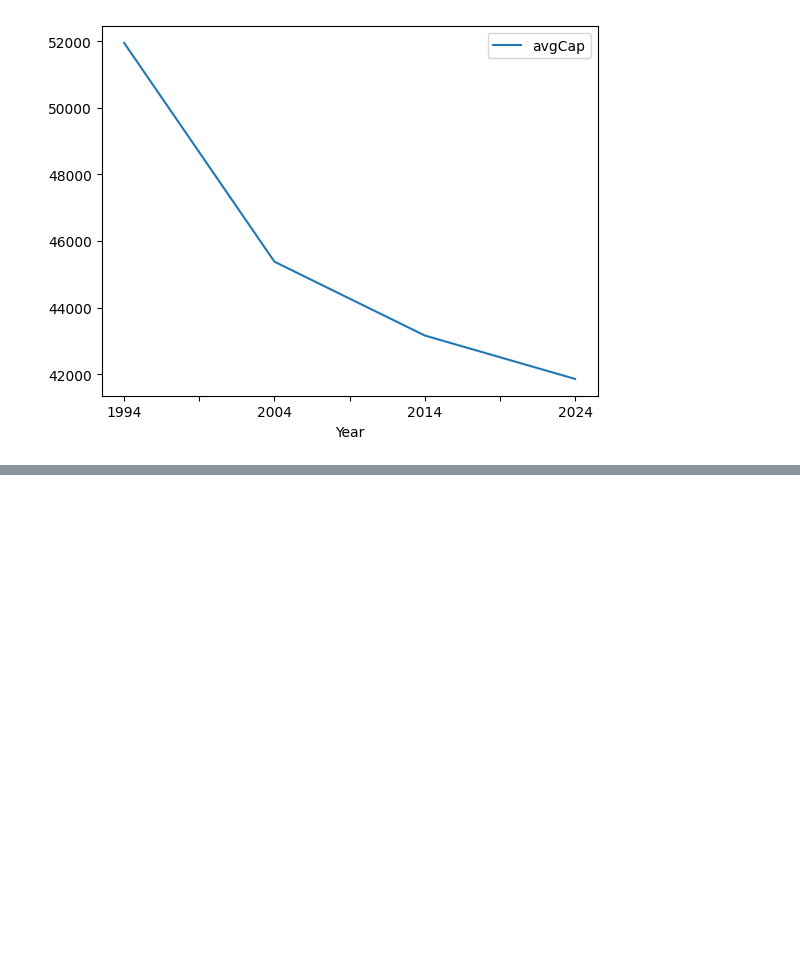
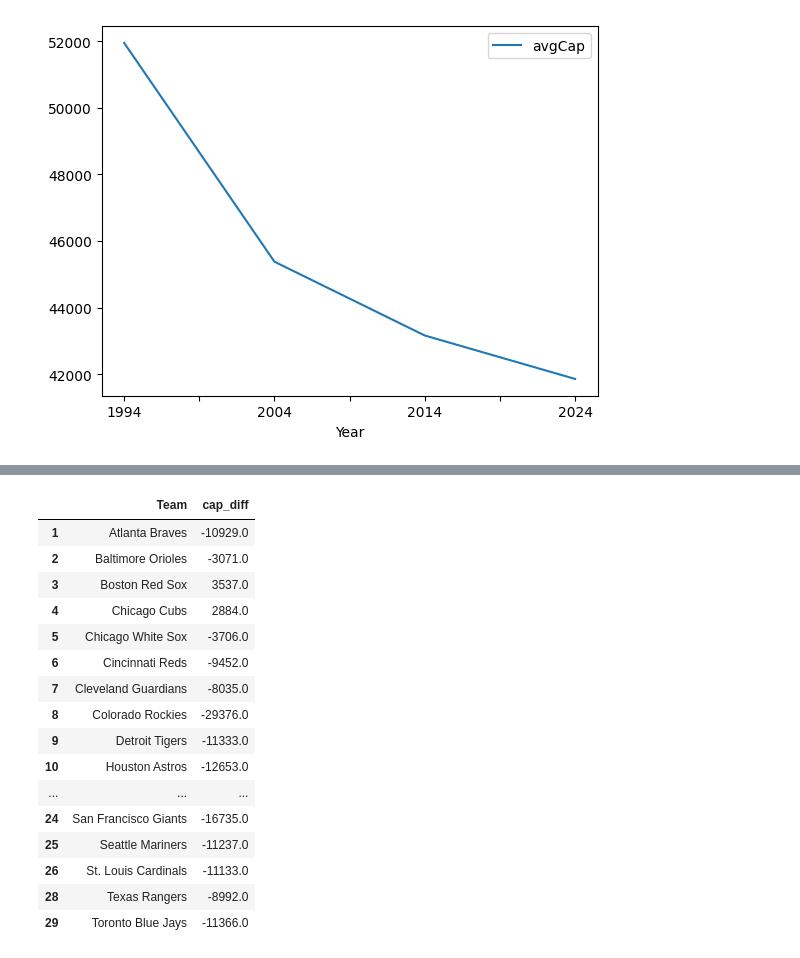
Before and after one commit to milesbolton/milesbolton.github.io, a Jupyter notebook: docs/lede-project-2/ballparks-base-data.ipynb, the cells around one changed output, grey strips where cells are left out. Cells and saved outputs as stored; diff of their text form; code cells hidden in the pictures; blank space fills up the shorter version.

```diff
--- a/docs/lede-project-2/ballparks-base-data.ipynb
+++ b/docs/lede-project-2/ballparks-base-data.ipynb
@@ -82 +124,24 @@ Difference of score1 and score2 :
+# %%
+# change_df(['attend_diff'] * -1)
+# df['Revenue_with_*'] = df['Revenue'] * 1.1
+change_df['cap_diff'] = change_df['cap_diff'] * -1
+change_df
+# %% [output]
+|  | Team | cap_diff |
+| 1 | Atlanta Braves | -10929.0 |
+| 2 | Baltimore Orioles | -3071.0 |
+| 3 | Boston Red Sox | 3537.0 |
+| 4 | Chicago Cubs | 2884.0 |
+| 5 | Chicago White Sox | -3706.0 |
+| 6 | Cincinnati Reds | -9452.0 |
+| 7 | Cleveland Guardians | -8035.0 |
+| 8 | Colorado Rockies | -29376.0 |
+| 9 | Detroit Tigers | -11333.0 |
+| 10 | Houston Astros | -12653.0 |
+| ... | ... | ... |
+| 24 | San Francisco Giants | -16735.0 |
+| 25 | Seattle Mariners | -11237.0 |
+| 26 | St. Louis Cardinals | -11133.0 |
+| 28 | Texas Rangers | -8992.0 |
+| 29 | Toronto Blue Jays | -11366.0 |
 # %%
```
Also changed, not shown: parts of 4 cells of this notebook.
